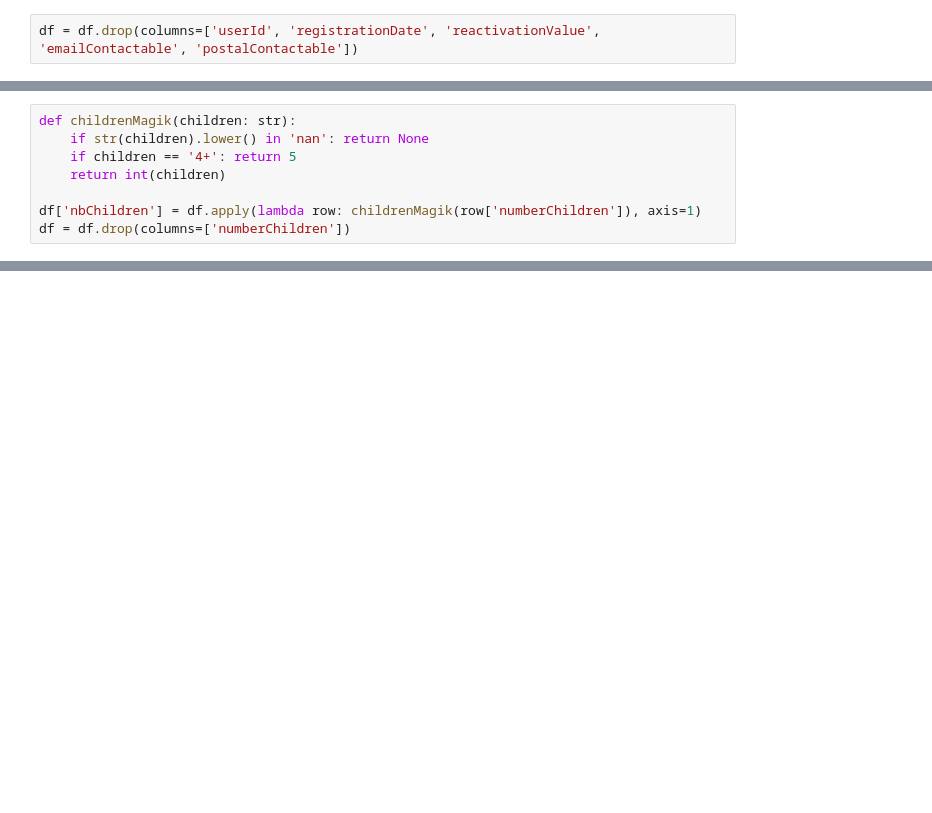
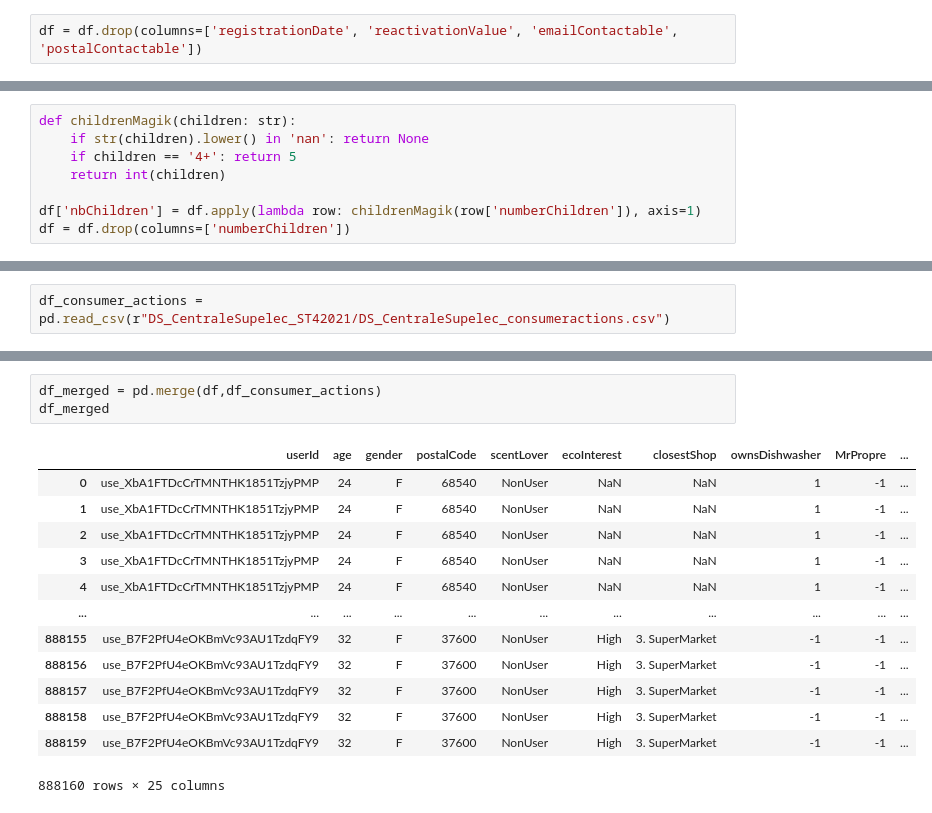
Before and after one commit to Garfield1002/ST4, a Jupyter notebook: test2.ipynb, the cells around one changed output, grey strips where cells are left out. Cells and saved outputs as stored; diff of their text form; blank space fills up the shorter version.

```diff
--- a/test2.ipynb
+++ b/test2.ipynb
@@ -31,5 +83,5 @@ We will also remove the `userId`, `registrationDate`, `reactivationValue`, `emai
 # %%
-df = df.drop(columns=['userId', 'registrationDate', 'reactivationValue', 'emailContactable', 'postalContactable'])
+df = df.drop(columns=['registrationDate', 'reactivationValue', 'emailContactable', 'postalContactable'])
 # %% [markdown]
 We are going to replace the `washDishes` `STRING` column with a `ownsDishwasher` `INT` column
 # %%
@@ -86,0 +173,2 @@ df['nbChildren'].mean()
+# %%
+df_consumer_actions = pd.read_csv(r"DS_CentraleSupelec_ST42021/DS_CentraleSupelec_consumeractions.csv")
@@ -86,0 +191,17 @@ df['nbChildren'].mean()
+# %%
+df_merged = pd.merge(df,df_consumer_actions)
+df_merged
+# %% [output]
+|  | userId | age | gender | postalCode | scentLover | ecoInterest | closestShop | ownsDishwasher | MrPropre | ... |
+| 0 | use_XbA1FTDcCrTMNTHK1851TzjyPMP | 24 | F | 68540 | NonUser | NaN | NaN | 1 | -1 | ... |
+| 1 | use_XbA1FTDcCrTMNTHK1851TzjyPMP | 24 | F | 68540 | NonUser | NaN | NaN | 1 | -1 | ... |
+| 2 | use_XbA1FTDcCrTMNTHK1851TzjyPMP | 24 | F | 68540 | NonUser | NaN | NaN | 1 | -1 | ... |
+| 3 | use_XbA1FTDcCrTMNTHK1851TzjyPMP | 24 | F | 68540 | NonUser | NaN | NaN | 1 | -1 | ... |
+| 4 | use_XbA1FTDcCrTMNTHK1851TzjyPMP | 24 | F | 68540 | NonUser | NaN | NaN | 1 | -1 | ... |
+| ... | ... | ... | ... | ... | ... | ... | ... | ... | ... | ... |
+| 888155 | use_B7F2PfU4eOKBmVc93AU1TzdqFY9 | 32 | F | 37600 | NonUser | High | 3. SuperMarket | -1 | -1 | ... |
+| 888156 | use_B7F2PfU4eOKBmVc93AU1TzdqFY9 | 32 | F | 37600 | NonUser | High | 3. SuperMarket | -1 | -1 | ... |
+| 888157 | use_B7F2PfU4eOKBmVc93AU1TzdqFY9 | 32 | F | 37600 | NonUser | High | 3. SuperMarket | -1 | -1 | ... |
+| 888158 | use_B7F2PfU4eOKBmVc93AU1TzdqFY9 | 32 | F | 37600 | NonUser | High | 3. SuperMarket | -1 | -1 | ... |
+| 888159 | use_B7F2PfU4eOKBmVc93AU1TzdqFY9 | 32 | F | 37600 | NonUser | High | 3. SuperMarket | -1 | -1 | ... |
+888160 rows × 25 columns
```
Also changed, not shown: parts of 11 cells of this notebook.
